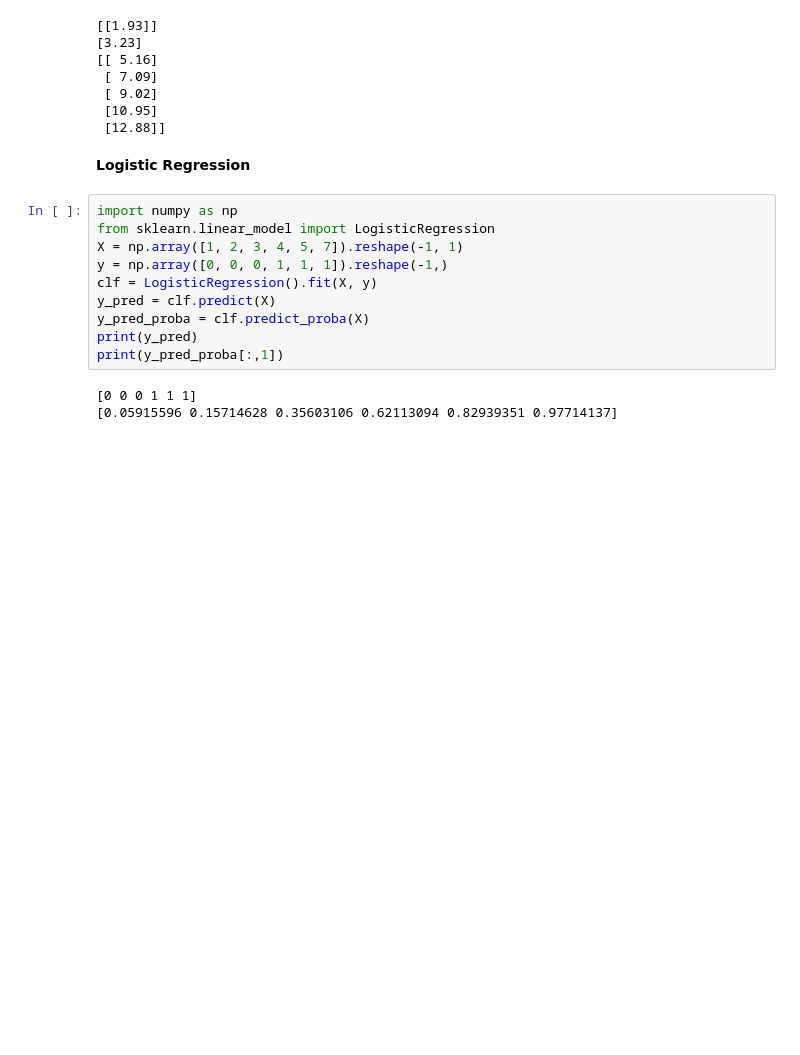
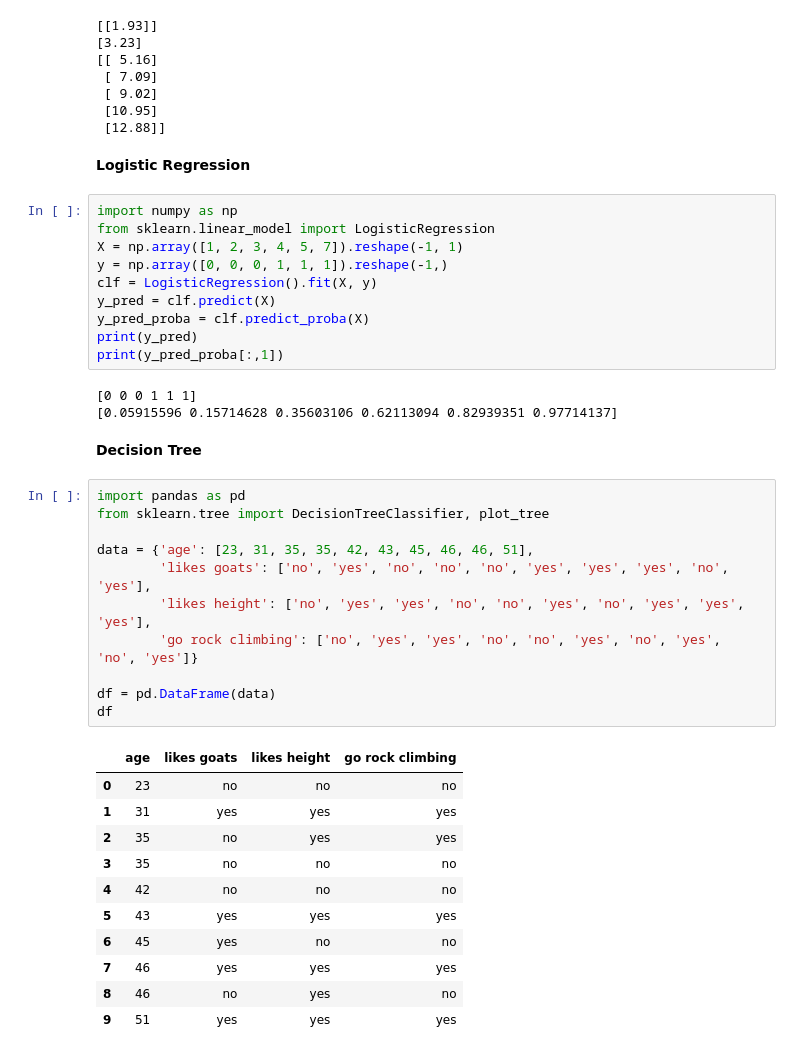
Before and after one commit to froukje/datamapu, a Jupyter notebook: notebooks/code_examples.ipynb, the cells around one changed output. Drawn from its saved outputs; the diff is of its cells as text; blank space fills up the shorter version.

```diff
--- a/notebooks/code_examples.ipynb
+++ b/notebooks/code_examples.ipynb
@@ -34,3 +34,28 @@ print(y_pred_proba[:,1])
 # %% [output]
 [0 0 0 1 1 1]
 [0.05915596 0.15714628 0.35603106 0.62113094 0.82939351 0.97714137]
+# %% [markdown]
+**Decision Tree**
+# %%
+import pandas as pd
+from sklearn.tree import DecisionTreeClassifier, plot_tree
+
+data = {'age': [23, 31, 35, 35, 42, 43, 45, 46, 46, 51],
+        'likes goats': ['no', 'yes', 'no', 'no', 'no', 'yes', 'yes', 'yes', 'no', 'yes'],
+        'likes height': ['no', 'yes', 'yes', 'no', 'no', 'yes', 'no', 'yes', 'yes', 'yes'],
+        'go rock climbing': ['no', 'yes', 'yes', 'no', 'no', 'yes', 'no', 'yes', 'no', 'yes']}
+
+df = pd.DataFrame(data)
+df
+# %% [output]
+|  | age | likes goats | likes height | go rock climbing |
+| 0 | 23 | no | no | no |
+| 1 | 31 | yes | yes | yes |
+| 2 | 35 | no | yes | yes |
+| 3 | 35 | no | no | no |
+| 4 | 42 | no | no | no |
+| 5 | 43 | yes | yes | yes |
+| 6 | 45 | yes | no | no |
+| 7 | 46 | yes | yes | yes |
+| 8 | 46 | no | yes | no |
+| 9 | 51 | yes | yes | yes |
```
Also changed, not shown: parts of 5 cells of this notebook, 8 other files.
